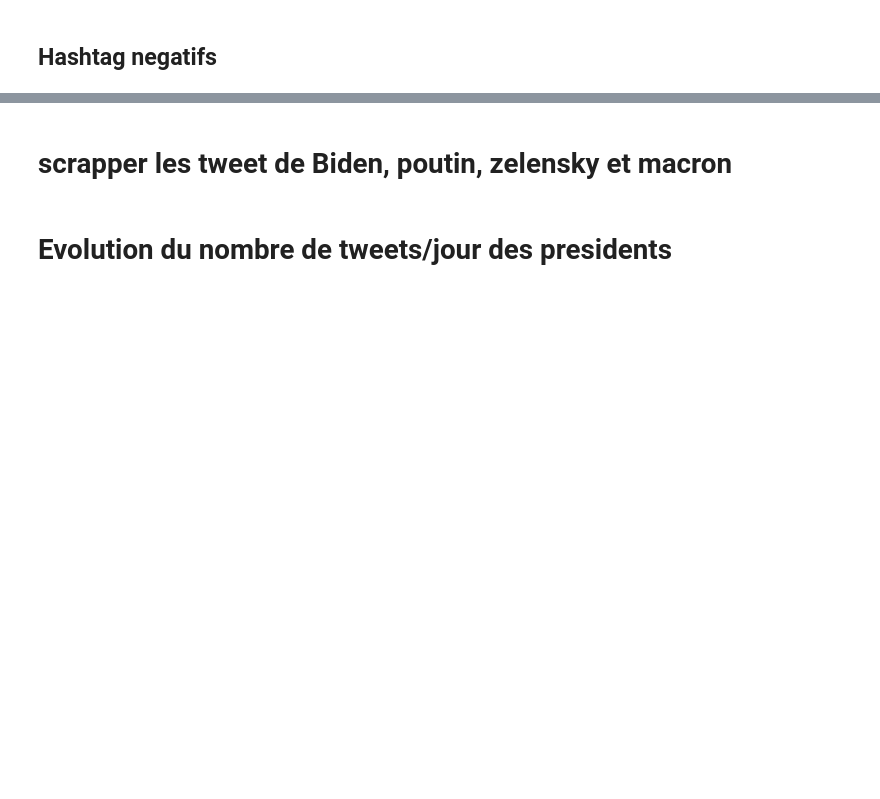
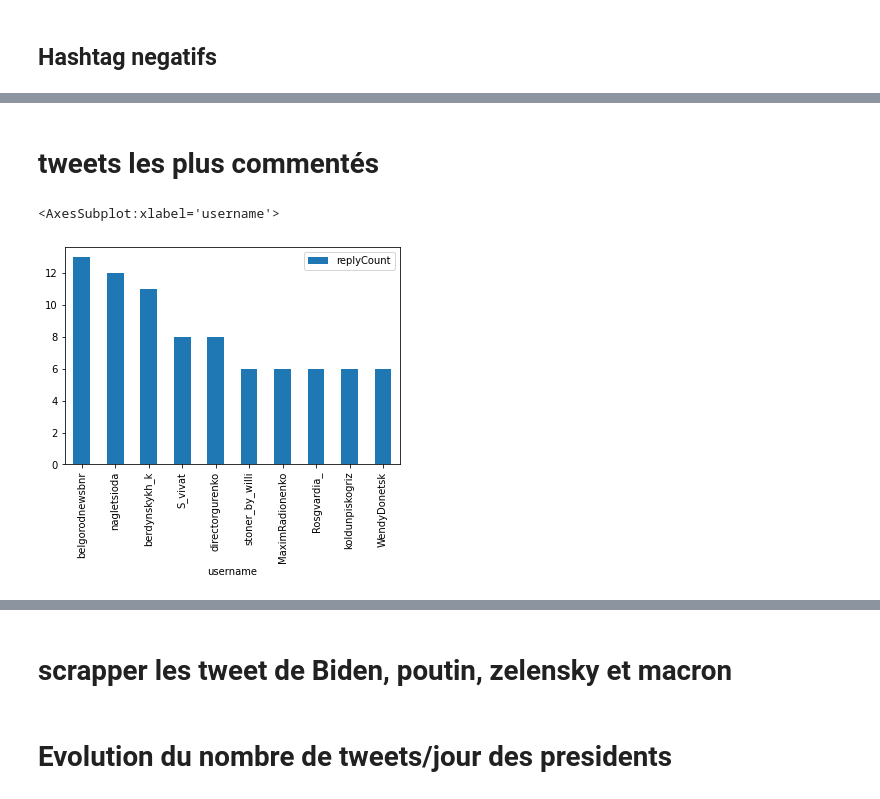
Before and after one commit to Amenay-khl/Osint, a Jupyter notebook: Osint_Uk2.ipynb, the cells around one changed output, grey strips where cells are left out. Cells and saved outputs as stored; diff of their text form; code cells hidden in the pictures; blank space fills up the shorter version.

```diff
--- a/Osint_Uk2.ipynb
+++ b/Osint_Uk2.ipynb
@@ -618,0 +714,9 @@ df_hash_negatifs.plot.bar(x='Hashtag', y='Tweets', rot=90)
+# %% [markdown]
+# tweets les plus commentés
+# %%
+sorted_tweets_reply_ru = df_ru.sort_values(by = 'replyCount', ascending=False)
+# %%
+sorted_tweets_reply_ru.head(10).plot.bar(y='replyCount',x='username')
+# %% [output]
+<AxesSubplot:xlabel='username'>
+[figure, added]
```
Also changed, not shown: parts of 55 cells of this notebook.
